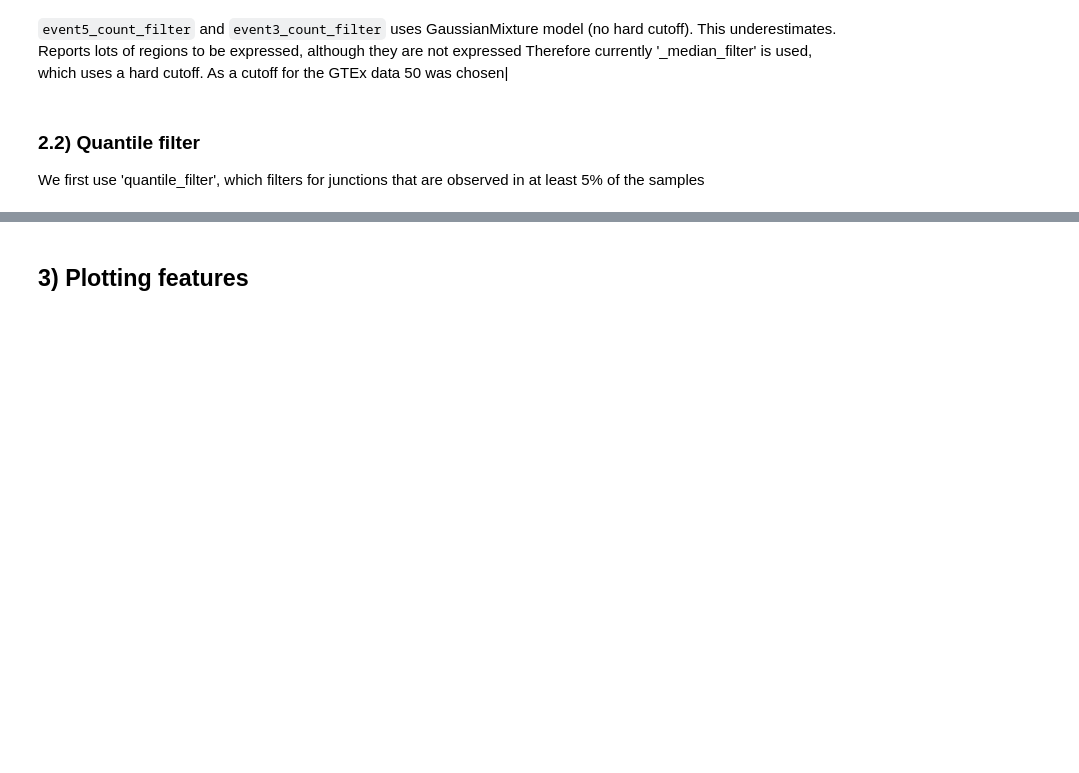
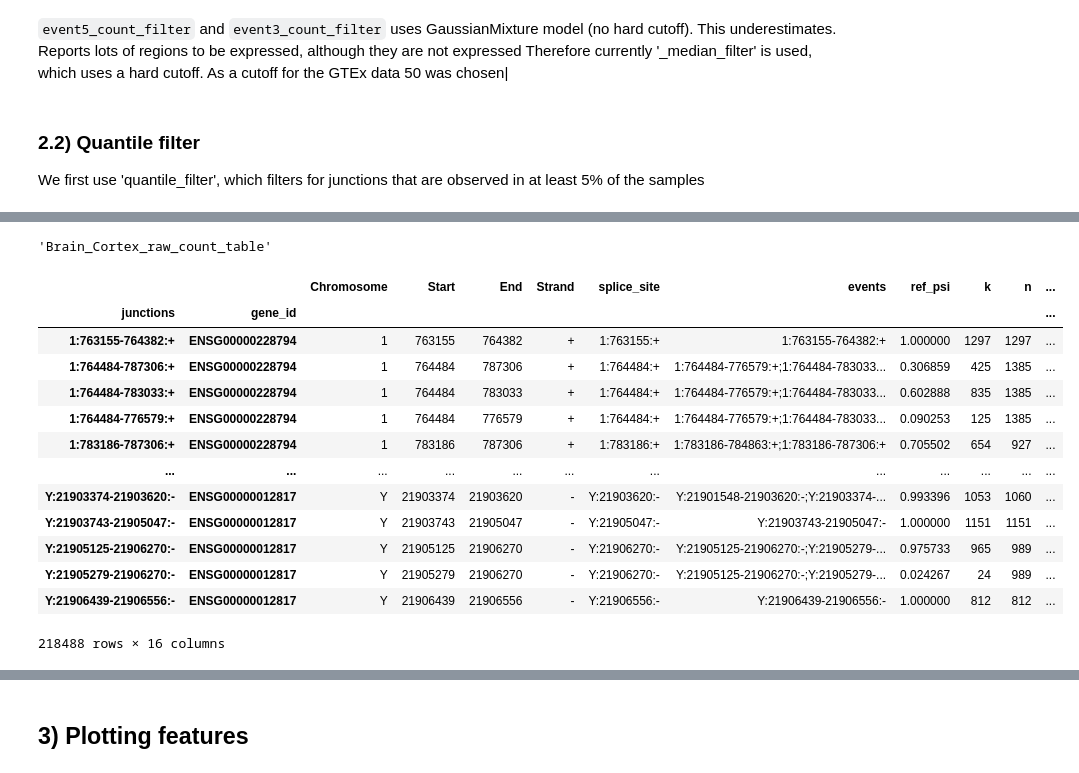
Before and after one commit to gagneurlab/splicemap, a Jupyter notebook: notebooks/example.ipynb, the cells around one changed output, grey strips where cells are left out. Saved outputs shown, nothing was run; the diff lists cells and outputs as text; code cells hidden in the pictures; blank space fills up the shorter version.

```diff
--- a/notebooks/example.ipynb
+++ b/notebooks/example.ipynb
@@ -111,3 +138,3 @@ ct_psi3.infer_annotation(gtf_file, gtf_junction_file)
 # %%
-df_psi5 = ct_psi5.ref_psi5()
-df_psi3 = ct_psi3.ref_psi3()
+splicemap_5 = ct_psi5.ref_psi5()
+splicemap_3 = ct_psi3.ref_psi3()
@@ -147,0 +146,21 @@ df_psi3
+# %%
+splicemap_5.name
+# %% [output]
+'Brain_Cortex_raw_count_table'
+# %%
+splicemap_5.df
+# %% [output]
+|  |  | Chromosome | Start | End | Strand | splice_site | events | ref_psi | k | n | ... |
+| junctions | gene_id |  |  |  |  |  |  |  |  |  | ... |
+| 1:763155-764382:+ | ENSG00000228794 | 1 | 763155 | 764382 | + | 1:763155:+ | 1:763155-764382:+ | 1.000000 | 1297 | 1297 | ... |
+| 1:764484-787306:+ | ENSG00000228794 | 1 | 764484 | 787306 | + | 1:764484:+ | 1:764484-776579:+;1:764484-783033... | 0.306859 | 425 | 1385 | ... |
+| 1:764484-783033:+ | ENSG00000228794 | 1 | 764484 | 783033 | + | 1:764484:+ | 1:764484-776579:+;1:764484-783033... | 0.602888 | 835 | 1385 | ... |
+| 1:764484-776579:+ | ENSG00000228794 | 1 | 764484 | 776579 | + | 1:764484:+ | 1:764484-776579:+;1:764484-783033... | 0.090253 | 125 | 1385 | ... |
+| 1:783186-787306:+ | ENSG00000228794 | 1 | 783186 | 787306 | + | 1:783186:+ | 1:783186-784863:+;1:783186-787306:+ | 0.705502 | 654 | 927 | ... |
+| ... | ... | ... | ... | ... | ... | ... | ... | ... | ... | ... | ... |
+| Y:21903374-21903620:- | ENSG00000012817 | Y | 21903374 | 21903620 | - | Y:21903620:- | Y:21901548-21903620:-;Y:21903374-... | 0.993396 | 1053 | 1060 | ... |
+| Y:21903743-21905047:- | ENSG00000012817 | Y | 21903743 | 21905047 | - | Y:21905047:- | Y:21903743-21905047:- | 1.000000 | 1151 | 1151 | ... |
+| Y:21905125-21906270:- | ENSG00000012817 | Y | 21905125 | 21906270 | - | Y:21906270:- | Y:21905125-21906270:-;Y:21905279-... | 0.975733 | 965 | 989 | ... |
+| Y:21905279-21906270:- | ENSG00000012817 | Y | 21905279 | 21906270 | - | Y:21906270:- | Y:21905125-21906270:-;Y:21905279-... | 0.024267 | 24 | 989 | ... |
+| Y:21906439-21906556:- | ENSG00000012817 | Y | 21906439 | 21906556 | - | Y:21906556:- | Y:21906439-21906556:- | 1.000000 | 812 | 812 | ... |
+218488 rows × 16 columns
```
Also changed, not shown: parts of 19 cells of this notebook, 4 other files.
